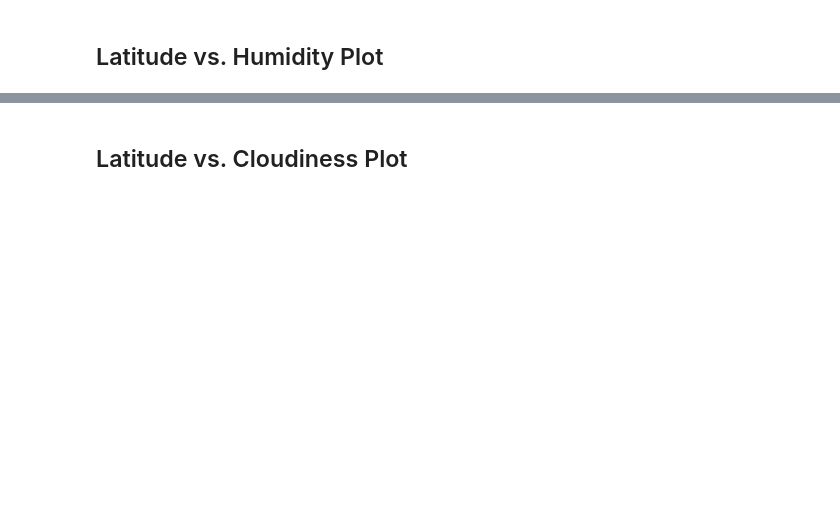
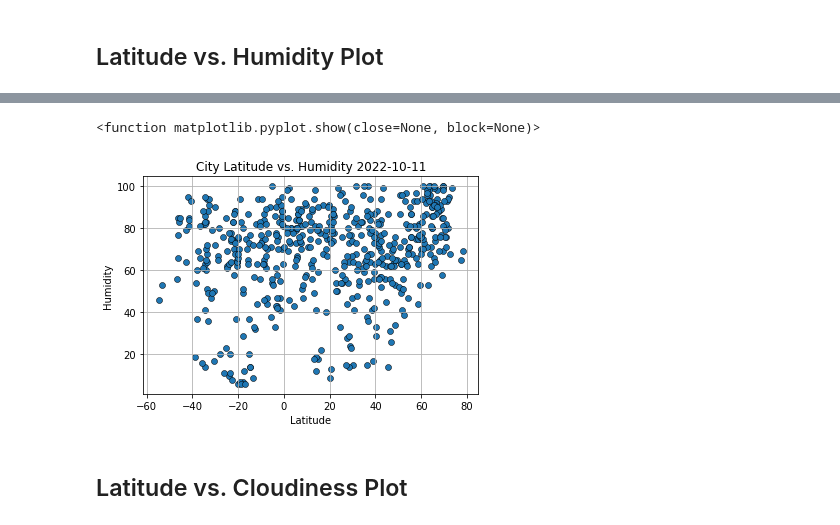
Before and after one commit to foleyg/python-api-challenge, a Jupyter notebook: Instructions/starter_code/WeatherPy.ipynb, the cells around one changed output, grey strips where cells are left out. Saved outputs shown, nothing was run; the diff lists cells and outputs as text; code cells hidden in the pictures; blank space fills up the shorter version.

```diff
--- a/Instructions/starter_code/WeatherPy.ipynb
+++ b/Instructions/starter_code/WeatherPy.ipynb
@@ -142,2 +212,16 @@ Int64Index([], dtype='int64')
+# %%
+plt.scatter(latitudes, humidity,
+            edgecolor="black", linewidths=0.5, marker="o",
+            alpha=1, label="Cities")
+
+plt.title(f"City Latitude vs. Humidity {date_time}")
+plt.xlabel("Latitude")
+plt.ylabel("Humidity")
+plt.grid()
+plt.savefig("latitude_humidity.png")
+plt.show
+# %% [output]
+<function matplotlib.pyplot.show(close=None, block=None)>
+[figure, added]
 # %% [markdown]
 ## Latitude vs. Cloudiness Plot
```
Also changed, not shown: parts of 37 cells of this notebook, 5 other files.
